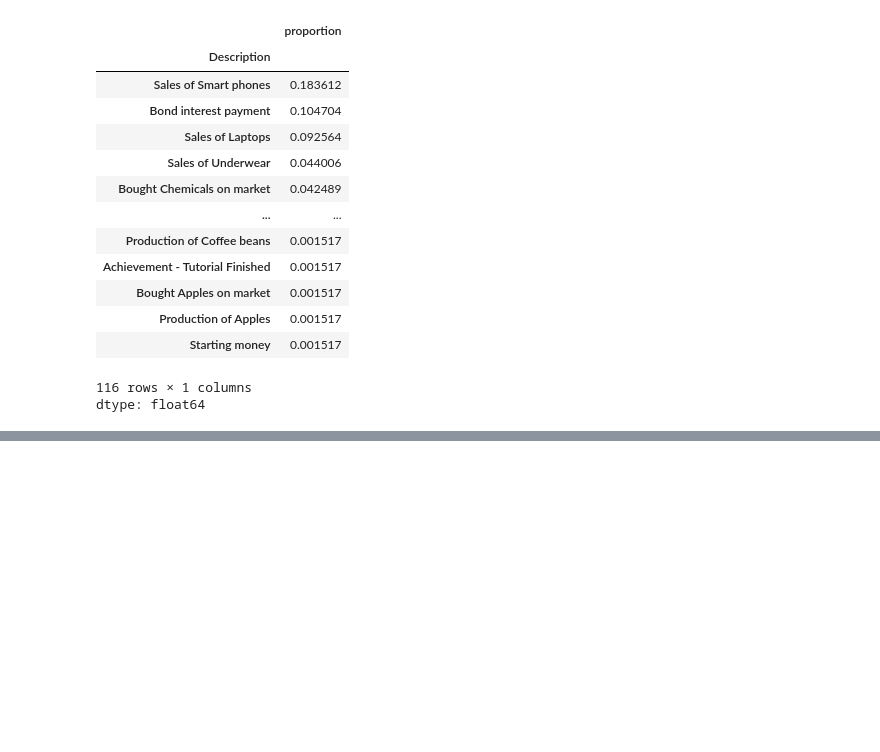
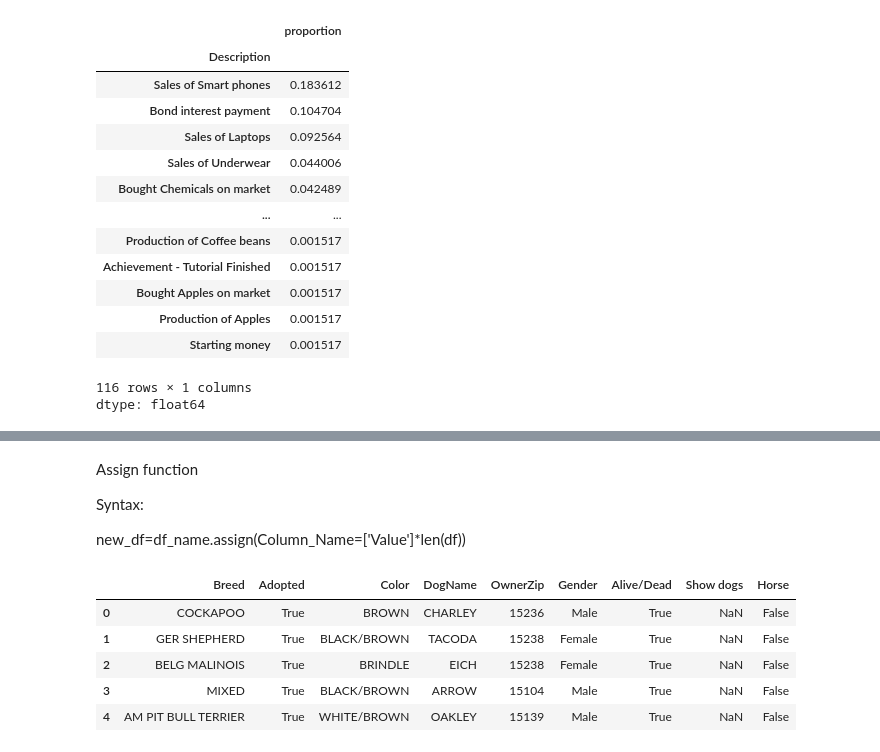
Before and after one commit to litlife8582/Pandas, a Jupyter notebook: Pandas.ipynb, the cells around one changed output, grey strips where cells are left out. Cells and saved outputs as stored; diff of their text form; code cells hidden in the pictures; blank space fills up the shorter version.

```diff
--- a/Pandas.ipynb
+++ b/Pandas.ipynb
@@ -322,0 +394,4 @@ dtype: float64
+# %%
+gender=["Male","Female","Female","Male","Male"]
+my_df4["Gender"]=gender
+my_df4
@@ -322,0 +407,3 @@ dtype: float64
+# %%
+my_df4["Alive/Dead"]=['True']*len(my_df4)
+my_df4
@@ -322,0 +419,3 @@ dtype: float64
+# %%
+my_df4["Show dogs"]=[np.nan]*len(my_df4)
+my_df4
@@ -322,0 +435,3 @@ dtype: float64
+# %%
+my_df4.insert(1,"Adopted",['True']*len(my_df4))
+my_df4
@@ -322,0 +445,16 @@ dtype: float64
+# %% [markdown]
+Assign function
+
+Syntax:
+
+new_df=df_name.assign(Column_Name=['Value']*len(df))
+# %%
+my_df5=my_df4.assign(Horse=['False']*len(my_df4))
+my_df5
+# %% [output]
+|  | Breed | Adopted | Color | DogName | OwnerZip | Gender | Alive/Dead | Show dogs | Horse |
+| 0 | COCKAPOO | True | BROWN | CHARLEY | 15236 | Male | True | NaN | False |
+| 1 | GER SHEPHERD | True | BLACK/BROWN | TACODA | 15238 | Female | True | NaN | False |
+| 2 | BELG MALINOIS | True | BRINDLE | EICH | 15238 | Female | True | NaN | False |
+| 3 | MIXED | True | BLACK/BROWN | ARROW | 15104 | Male | True | NaN | False |
+| 4 | AM PIT BULL TERRIER | True | WHITE/BROWN | OAKLEY | 15139 | Male | True | NaN | False |
```
Also changed, not shown: parts of 18 cells of this notebook.
